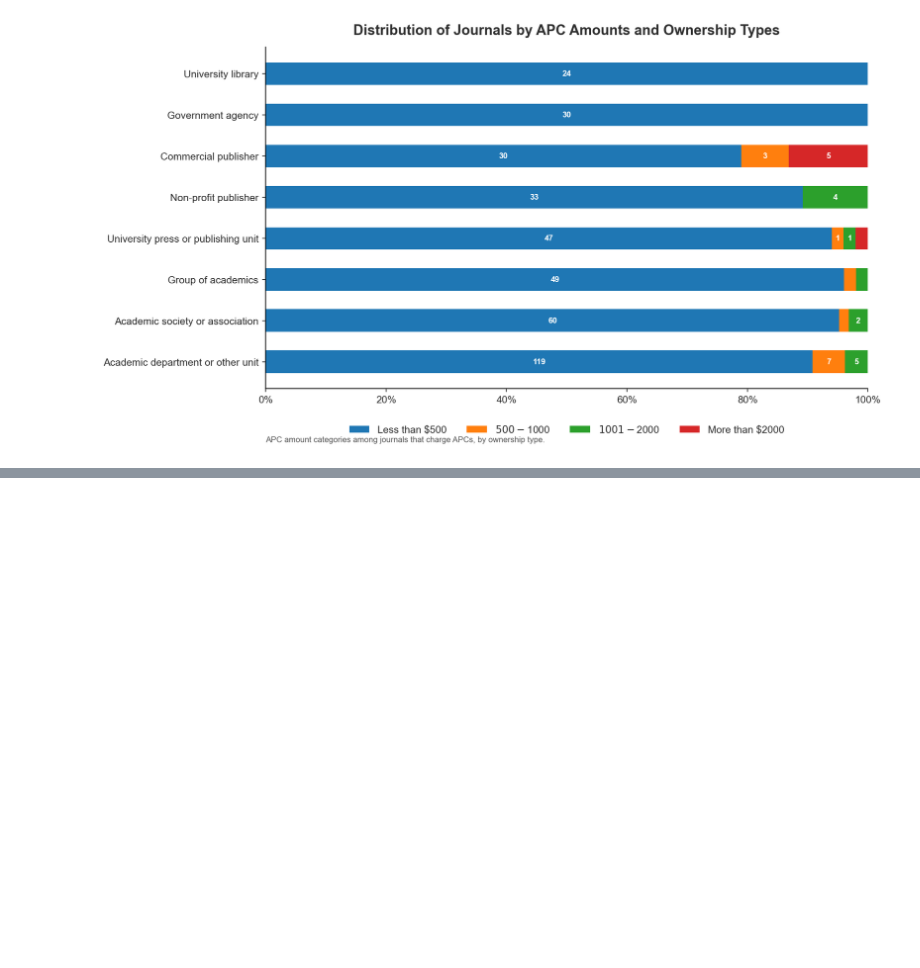
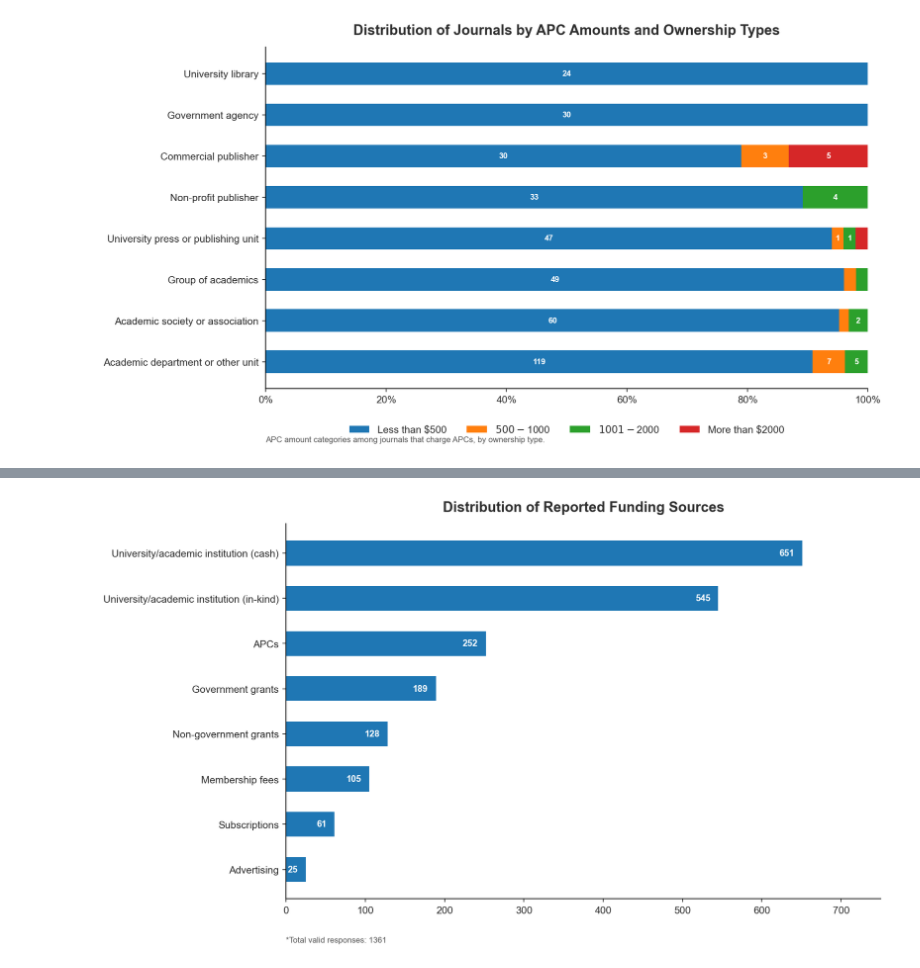
Before and after one commit to taniapoc/data-viz, a Jupyter notebook: side quest into beautiful graphs/graphs.ipynb, the cells around one changed output, grey strips where cells are left out. Cells and saved outputs as stored; diff of their text form; code cells hidden in the pictures; blank space fills up the shorter version.

Commit message:
new graphs added up to paper pg 21

```diff
--- a/side quest into beautiful graphs/graphs.ipynb
+++ b/side quest into beautiful graphs/graphs.ipynb
@@ -268,0 +265,17 @@ plt.show()
+# %%
+funding_sources = {
+    'Funding Source': [
+        'University/academic institution (cash)',
+        'University/academic institution (in-kind)',
+        'APCs',
+        'Government grants',
+        'Non-government grants',
+        'Membership fees',
+        'Subscriptions',
+        'Advertising',
+    ],
+    'n': [651, 545, 252, 189, 128, 105, 61, 25]
+}
+
+df= pd.DataFrame(funding_sources).set_index('Funding Source')
+df
@@ -268,0 +293,36 @@ plt.show()
+# %%
+df_plot = df.sort_values('n', ascending=True)
+
+TITLE   = 'Distribution of Reported Funding Sources'
+XLABEL  = ''
+YLABEL  = ''
+CAPTION = '*Total valid responses: 1361'
+
+fig, ax = plt.subplots(figsize=(11, 6))
+
+bars = ax.barh(df_plot.index, df_plot['n'],
+               color=COLORS['primary'], label='Yes', height=0.55)
+
+# Labels inside bars
+for bar in bars:
+    w = bar.get_width()
+    ax.text(w - 10, bar.get_y() + bar.get_height() / 2,
+            str(int(w)), ha='right', va='center',
+            color='white', fontsize=9, fontweight='bold')
+
+ax.set_xlim(0, 750)
+ax.set_title(TITLE)
+ax.set_xlabel(XLABEL)
+ax.set_ylabel(YLABEL)
+ax.xaxis.set_major_locator(plt.MultipleLocator(100))
+
+#ax.legend(loc='lower center', bbox_to_anchor=(0.5, -0.08),
+#          ncols=1, bbox_transform=ax.transAxes)
+
+fig.text(0.0, -0.1, CAPTION, ha='left', va='top',
+         fontsize=8, color='#555555', transform=ax.transAxes)
+
+plt.tight_layout()
+plt.show()
+# %% [output]
+[figure, added]
```
Also changed, not shown: parts of 15 cells of this notebook.
